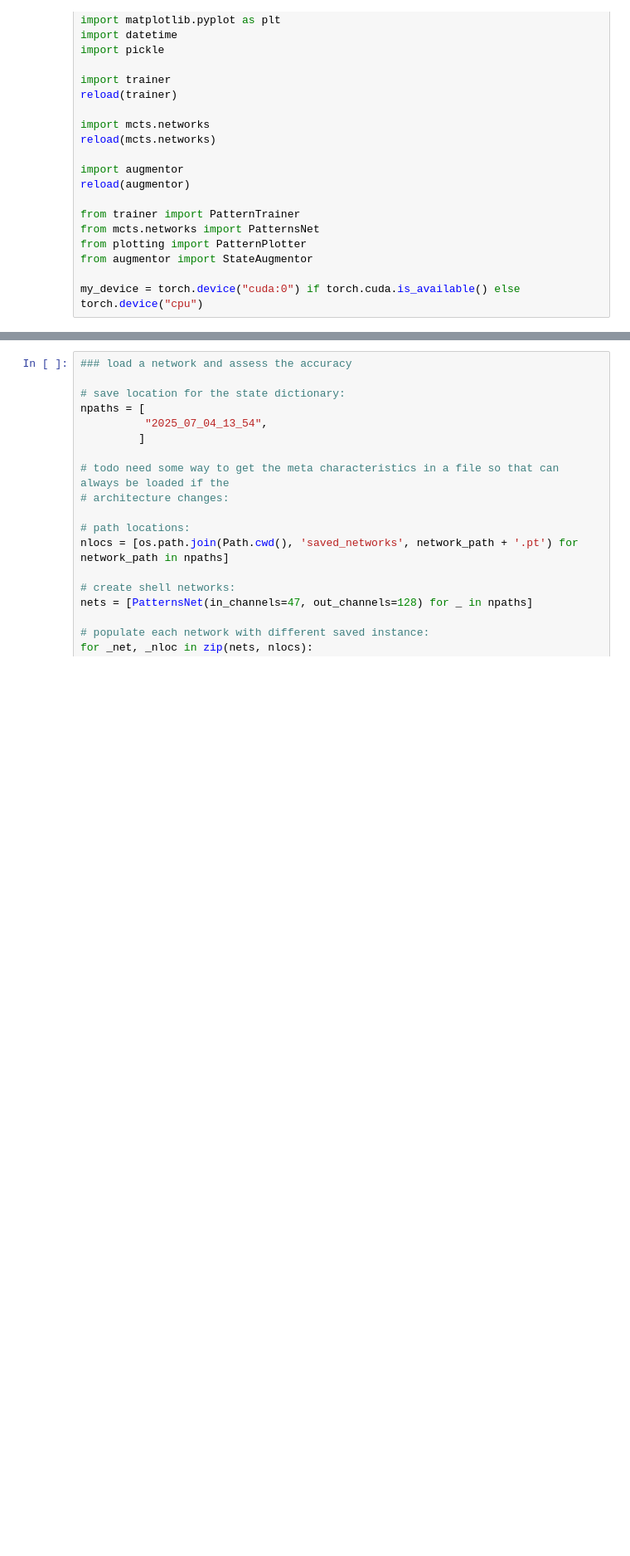
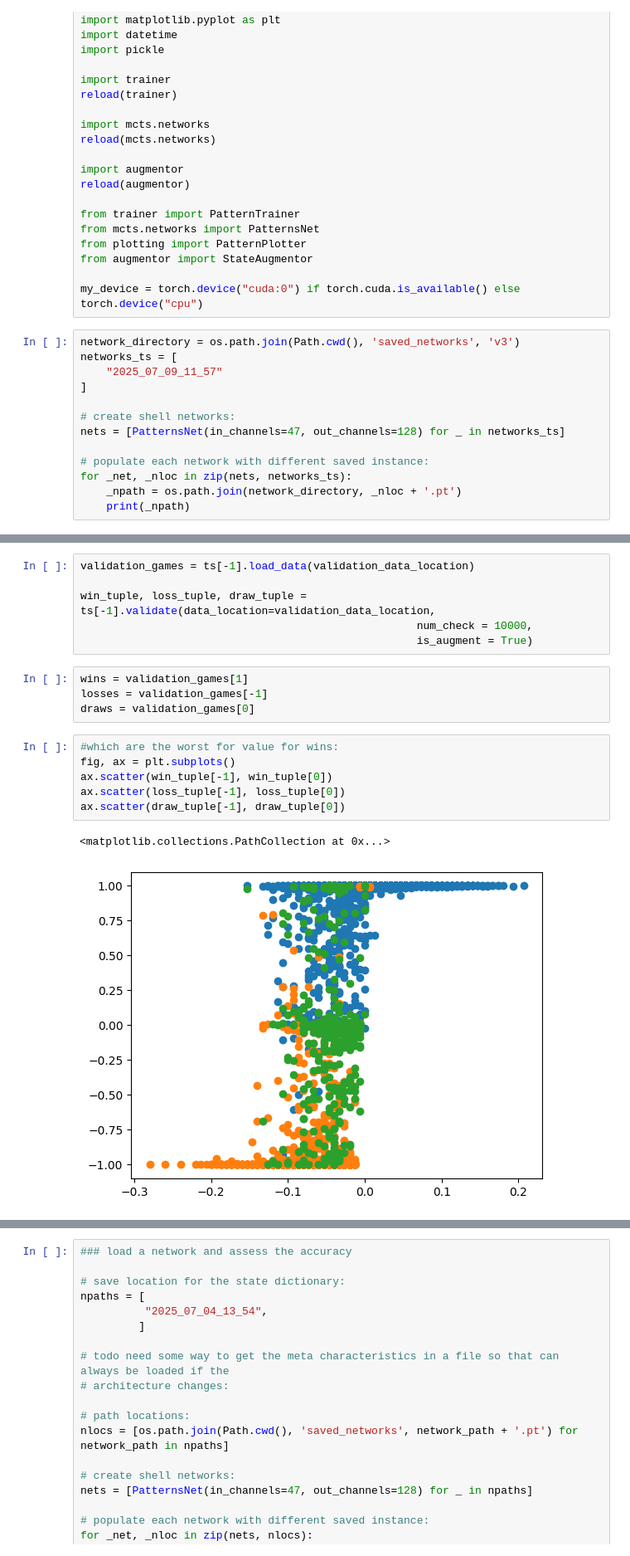
Before and after one commit to falldog89/patterns_ai, a Jupyter notebook: Patterns_validation.ipynb, the cells around one changed output, grey strips where cells are left out. Shown at 83% size. Cells and saved outputs as stored; diff of their text form; blank space fills up the shorter version.

```diff
--- a/Patterns_validation.ipynb
+++ b/Patterns_validation.ipynb
@@ -29,5 +29,18 @@ from plotting import PatternPlotter
 from augmentor import StateAugmentor
 
 my_device = torch.device("cuda:0") if torch.cuda.is_available() else torch.device("cpu")
+# %%
+network_directory = os.path.join(Path.cwd(), 'saved_networks', 'v3')
+networks_ts = [
+    "2025_07_09_11_57"
+]
+
+# create shell networks:
+nets = [PatternsNet(in_channels=47, out_channels=128) for _ in networks_ts]
+
+# populate each network with different saved instance:
+for _net, _nloc in zip(nets, networks_ts):
+    _npath = os.path.join(network_directory, _nloc + '.pt')
+    print(_npath)
 # %%
 ### load a network and assess the accuracy
@@ -76,0 +64,19 @@ for _t in ts:
+# %%
+validation_games = ts[-1].load_data(validation_data_location)
+
+win_tuple, loss_tuple, draw_tuple = ts[-1].validate(data_location=validation_data_location,
+                                                    num_check = 10000,
+                                                    is_augment = True)
+# %%
+wins = validation_games[1]
+losses = validation_games[-1]
+draws = validation_games[0]
+# %%
+#which are the worst for value for wins:
+fig, ax = plt.subplots()
+ax.scatter(win_tuple[-1], win_tuple[0])
+ax.scatter(loss_tuple[-1], loss_tuple[0])
+ax.scatter(draw_tuple[-1], draw_tuple[0])
+# %% [output]
+<matplotlib.collections.PathCollection at 0x...>
+[figure, added]
```
Also changed, not shown: parts of 31 cells of this notebook, 6 other files.
